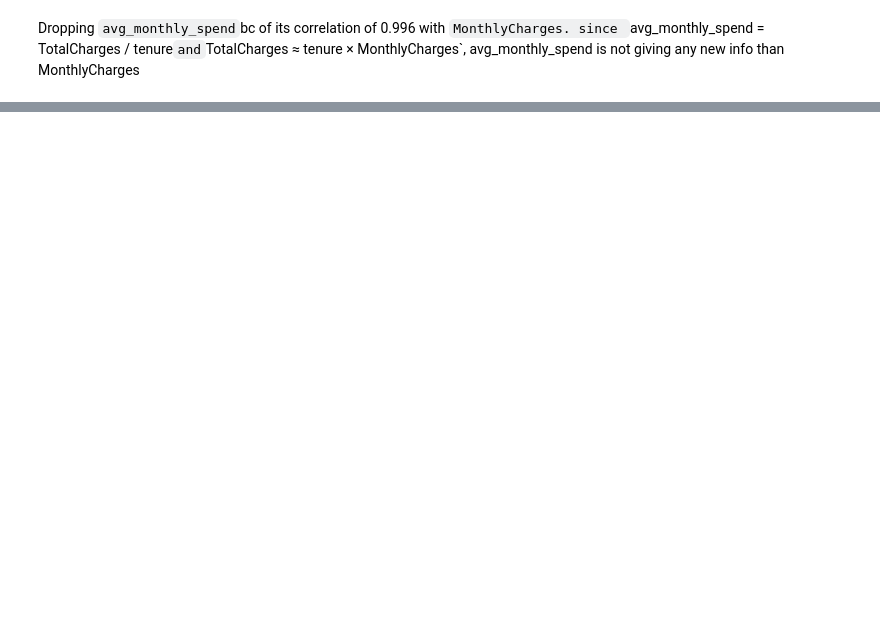
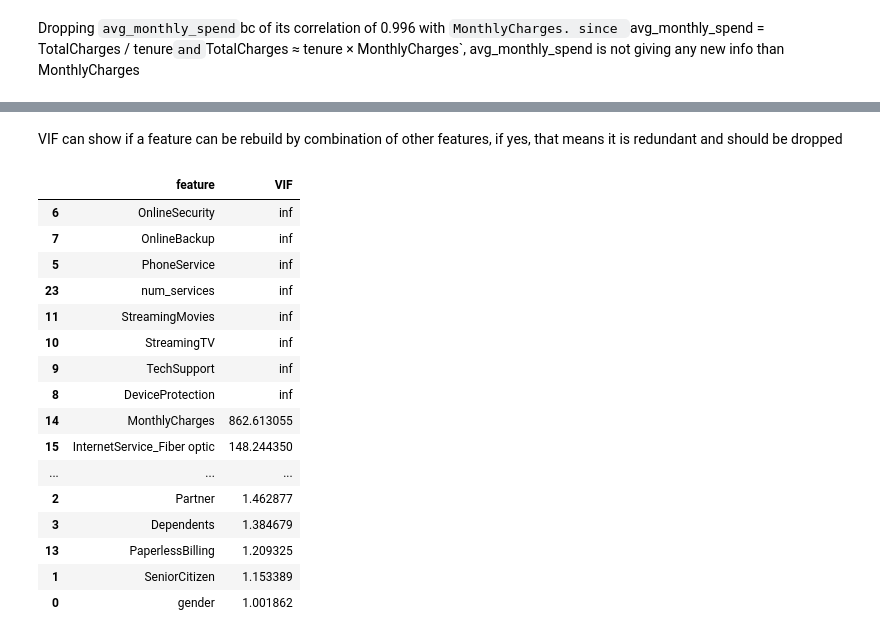
Before and after one commit to abdonkath/telco-churn-predictor, a Jupyter notebook: feature-engineering.ipynb, the cells around one changed output, grey strips where cells are left out. Drawn from its saved outputs; the diff is of its cells as text; code cells hidden in the pictures; blank space fills up the shorter version.

```diff
--- a/feature-engineering.ipynb
+++ b/feature-engineering.ipynb
@@ -196,0 +379,28 @@ X.head()
+# %% [markdown]
+VIF can show if a feature can be rebuild by combination of other features, if yes, that means it is redundant and should be dropped
+# %%
+from statsmodels.stats.outliers_influence import variance_inflation_factor
+
+vif_df = pd.DataFrame({
+    "feature": X.columns,
+    "VIF": [variance_inflation_factor(X.values, i) for i in range(X.shape[1])]
+})
+vif_df.sort_values("VIF", ascending=False)
+# %% [output]
+|  | feature | VIF |
+| 6 | OnlineSecurity | inf |
+| 7 | OnlineBackup | inf |
+| 5 | PhoneService | inf |
+| 23 | num_services | inf |
+| 11 | StreamingMovies | inf |
+| 10 | StreamingTV | inf |
+| 9 | TechSupport | inf |
+| 8 | DeviceProtection | inf |
+| 14 | MonthlyCharges | 862.613055 |
+| 15 | InternetService_Fiber optic | 148.244350 |
+| ... | ... | ... |
+| 2 | Partner | 1.462877 |
+| 3 | Dependents | 1.384679 |
+| 13 | PaperlessBilling | 1.209325 |
+| 1 | SeniorCitizen | 1.153389 |
+| 0 | gender | 1.001862 |
```
Also changed, not shown: parts of 27 cells of this notebook, 4 other files.
